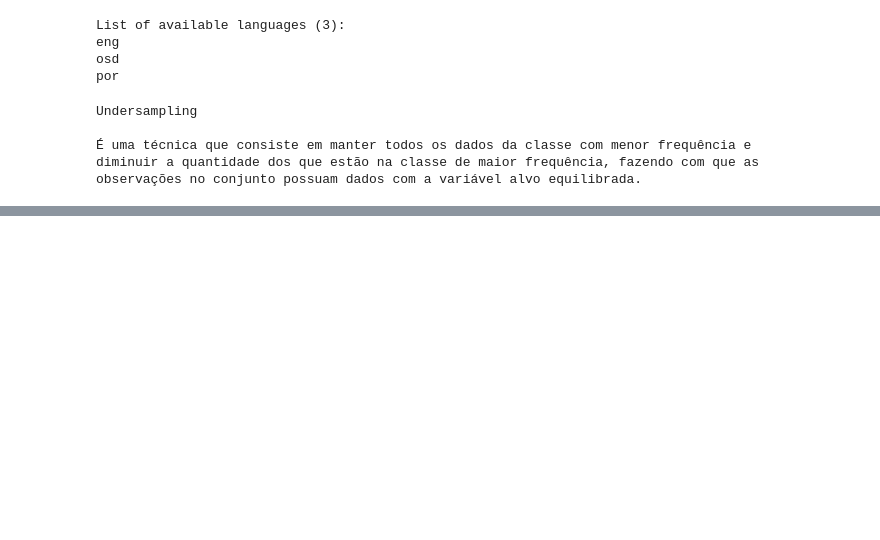
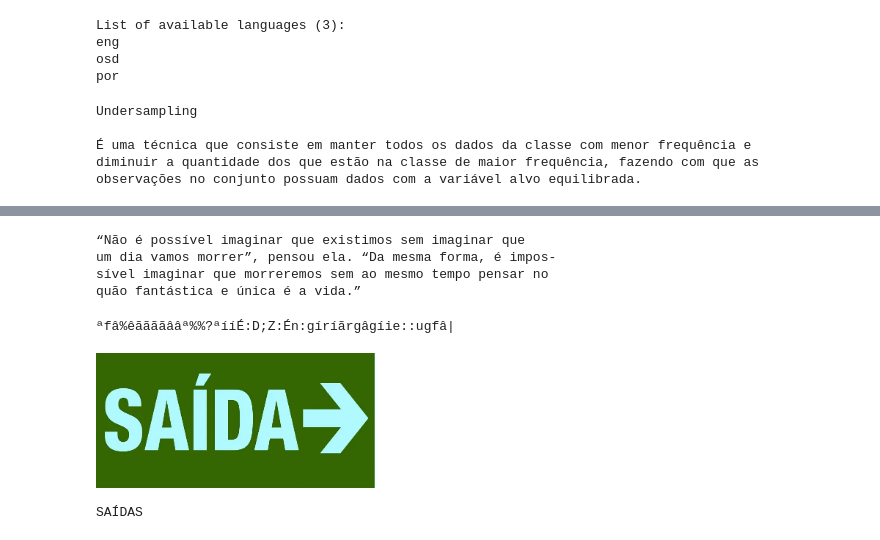
Before and after one commit to fcoprata/text-recognize, a Jupyter notebook: ocr_estudy.ipynb, the cells around one changed output, grey strips where cells are left out. Drawn from its saved outputs; the diff is of its cells as text; code cells hidden in the pictures; blank space fills up the shorter version.

```diff
--- a/ocr_estudy.ipynb
+++ b/ocr_estudy.ipynb
@@ -120,0 +188,9 @@ observações no conjunto possuam dados com a variável alvo equilibrada.
+# %%
+config_tesseract = '--tessdata-dir tessdata --psm 6'
+texto = pytesseract.image_to_string(rgb, lang='por', config=config_tesseract)
+print(texto)
+# %% [output]
+“Não é possível imaginar que existimos sem imaginar que
+um dia vamos morrer”, pensou ela. “Da mesma forma, é impos-
+sível imaginar que morreremos sem ao mesmo tempo pensar no
+quão fantástica e única é a vida.”
@@ -120,0 +201,18 @@ observações no conjunto possuam dados com a variável alvo equilibrada.
+# %%
+config_tesseract = '--tessdata-dir tessdata --psm 8'
+texto = pytesseract.image_to_string(rgb, lang='por', config=config_tesseract)
+print(texto)
+# %% [output]
+ªfâ%êããããââª%%?ªííÉ:D;Z:Én:gíríãrgâgíie::ugfâ|
+# %%
+img4 = cv2.imread("/content/text-recognize/Imagens/Aula2-Saida.png")
+rgb = cv2.cvtColor(img4, cv2.COLOR_BGR2RGB)
+cv2_imshow(rgb)
+# %% [output]
+[figure, added]
+# %%
+config_tesseract = '--tessdata-dir tessdata --psm 7'
+texto = pytesseract.image_to_string(rgb, lang='por', config=config_tesseract)
+print(texto)
+# %% [output]
+SAÍDAS
```
Also changed, not shown: parts of 9 cells of this notebook.
